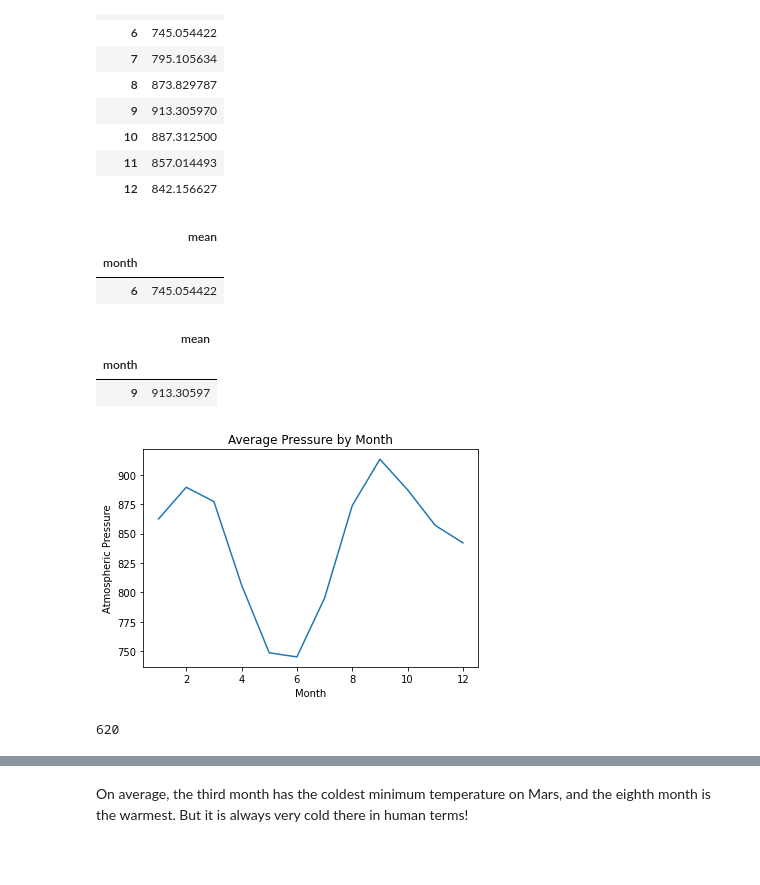
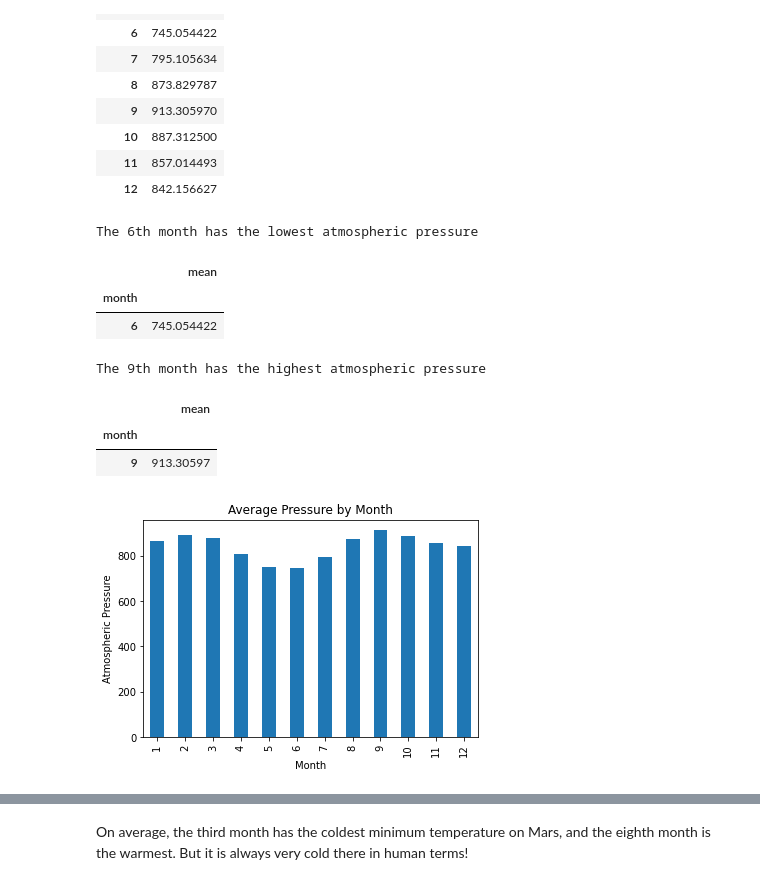
Before and after one commit to jargosin/web-scraping-challenge, a Jupyter notebook: Starter_Code/part_2_mars_weather.ipynb, the cells around one changed output, grey strips where cells are left out. Cells and saved outputs as stored; diff of their text form; code cells hidden in the pictures; blank space fills up the shorter version.

```diff
--- a/Starter_Code/part_2_mars_weather.ipynb
+++ b/Starter_Code/part_2_mars_weather.ipynb
@@ -162,7 +164,7 @@ dtype: object
 # %%
 # Change data types for data analysis
 mars_temp_df["id"] = mars_temp_df["id"].astype(int)
-mars_temp_df["terrestrial_date"] = mars_temp_df["terrestrial_date"].astype(str)
+mars_temp_df["terrestrial_date"] = pd.to_datetime(mars_temp_df['terrestrial_date'])
 mars_temp_df["sol"] = mars_temp_df["sol"].astype(int)
 mars_temp_df["ls"] = mars_temp_df["ls"].astype(int)
 mars_temp_df["month"] = mars_temp_df["month"].astype(int)
@@ -295,35 +301,29 @@ avg_pressure_monthly
 # %%
 # Which month, on average, has the lowest atmospheric pressure?
 lowest_pressure_month = avg_pressure_monthly['pressure'].loc[avg_pressure_monthly['pressure'].idxmin()]
+print("The 6th month has the lowest atmospheric pressure")
 lowest_pressure_month
 # %% [output]
+The 6th month has the lowest atmospheric pressure
 |  | mean |
 | month |  |
 | 6 | 745.054422 |
 # %%
 # Which month, on average, has the highest atmospheric pressure?
 highest_pressure_month = avg_pressure_monthly['pressure'].loc[avg_pressure_monthly['pressure'].idxmax()]
+print("The 9th month has the highest atmospheric pressure")
 highest_pressure_month
 # %% [output]
+The 9th month has the highest atmospheric pressure
 |  | mean |
 | month |  |
 | 9 | 913.30597 |
 # %%
 # Plot the average pressure by month
-temp_plot = avg_pressure_monthly.plot(kind="line", legend=False)
+temp_plot = avg_pressure_monthly.plot(kind="bar", legend=False)
 plt.title("Average Pressure by Month")
 plt.xlabel("Month")
 plt.ylabel("Atmospheric Pressure")
 plt.show()
 # %% [output]
-[figure, old version]
+[figure, new version]
-# %%
-# 5. How many terrestrial (earth) days are there in a Martian year?
-start_date = '2013-08-01'
-end_date = '2015-06-18'
-
-mask = (mars_temp_df['terrestrial_date'] > start_date) & (mars_temp_df['terrestrial_date'] <= end_date)
-mars_temp_df2 = mars_temp_df.loc[mask]
-mars_temp_df2['terrestrial_date'].nunique()
-# %% [output]
-620
```
Also changed, not shown: parts of 8 cells of this notebook.
